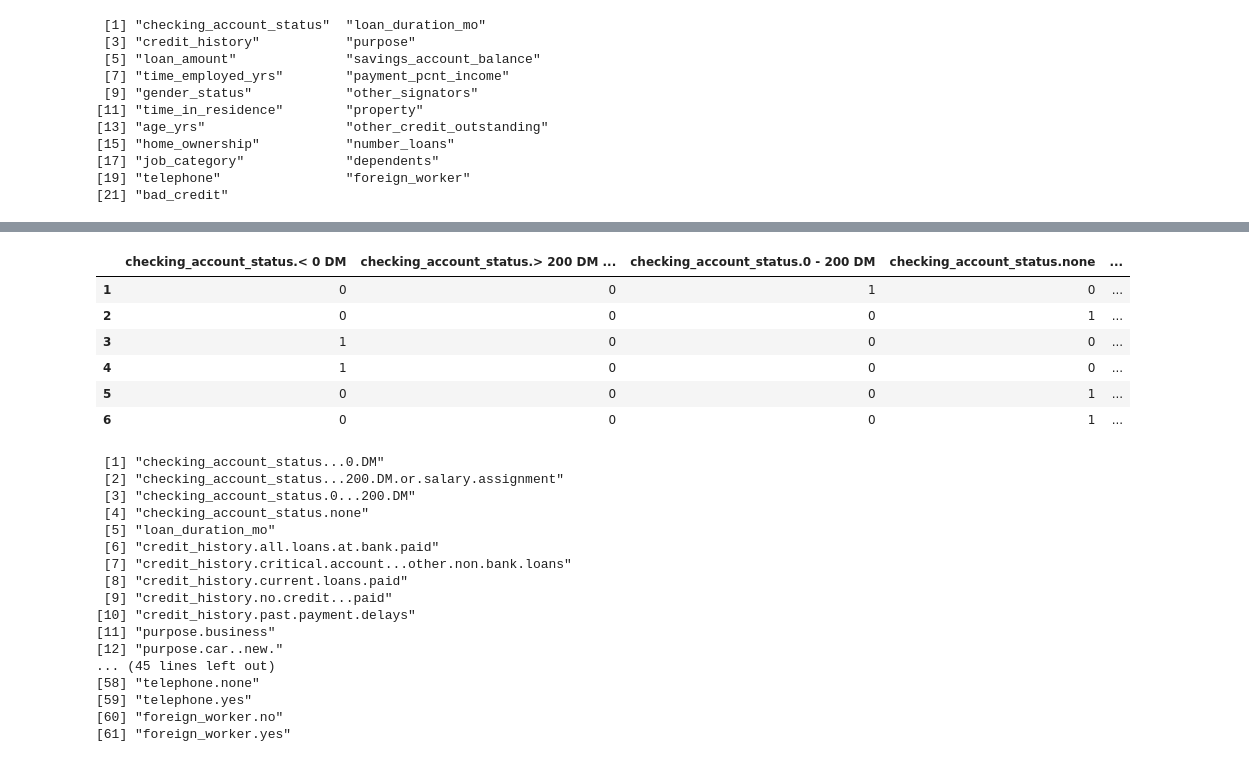
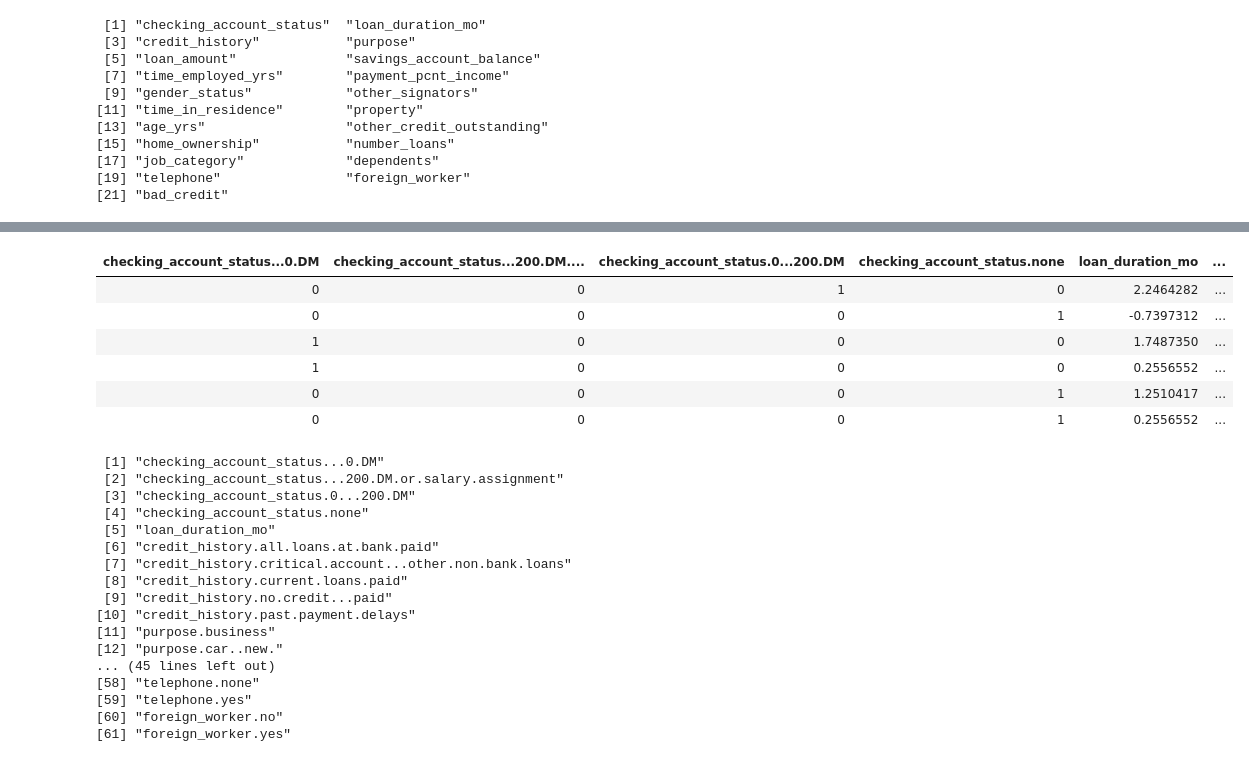
Before and after one commit to vijayraavi/Principles-of-Machine-Learning-R, a Jupyter notebook: Module5/FeatureSelection.ipynb, the cells around one changed output, grey strips where cells are left out. Drawn from its saved outputs; the diff is of its cells as text; code cells hidden in the pictures.

```diff
--- a/Module5/FeatureSelection.ipynb
+++ b/Module5/FeatureSelection.ipynb
@@ -97,16 +77,16 @@ The number of features has been reduced from 35 to 18. Apparently, there are 17
 # %%
 dummies = dummyVars(bad_credit ~ ., data = credit)
-credit_dummies = predict(dummies, newdata = credit)
+credit_dummies = data.frame(predict(dummies, newdata = credit))
 head(credit_dummies)
-names(data.frame(credit_dummies))
+names(credit_dummies)
 # %% [output]
-|  | checking_account_status.< 0 DM | checking_account_status.> 200 DM ... | checking_account_status.0 - 200 DM | checking_account_status.none | ... |
-| 1 | 0 | 0 | 1 | 0 | ... |
-| 2 | 0 | 0 | 0 | 1 | ... |
-| 3 | 1 | 0 | 0 | 0 | ... |
-| 4 | 1 | 0 | 0 | 0 | ... |
-| 5 | 0 | 0 | 0 | 1 | ... |
-| 6 | 0 | 0 | 0 | 1 | ... |
+| checking_account_status...0.DM | checking_account_status...200.DM.... | checking_account_status.0...200.DM | checking_account_status.none | loan_duration_mo | ... |
+| 0 | 0 | 1 | 0 | 2.2464282 | ... |
+| 0 | 0 | 0 | 1 | -0.7397312 | ... |
+| 1 | 0 | 0 | 0 | 1.7487350 | ... |
+| 1 | 0 | 0 | 0 | 0.2556552 | ... |
+| 0 | 0 | 0 | 1 | 1.2510417 | ... |
+| 0 | 0 | 0 | 1 | 0.2556552 | ... |
  [1] "checking_account_status...0.DM"
  [2] "checking_account_status...200.DM.or.salary.assignment"
  [3] "checking_account_status.0...200.DM"
```
Also changed, not shown: parts of 39 cells of this notebook.
